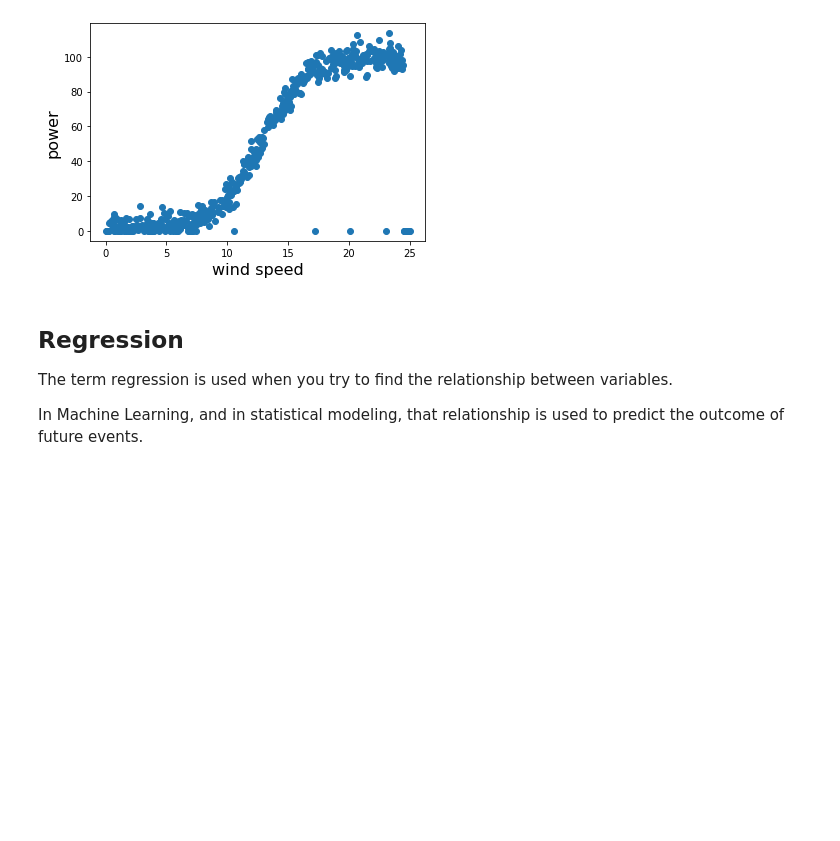
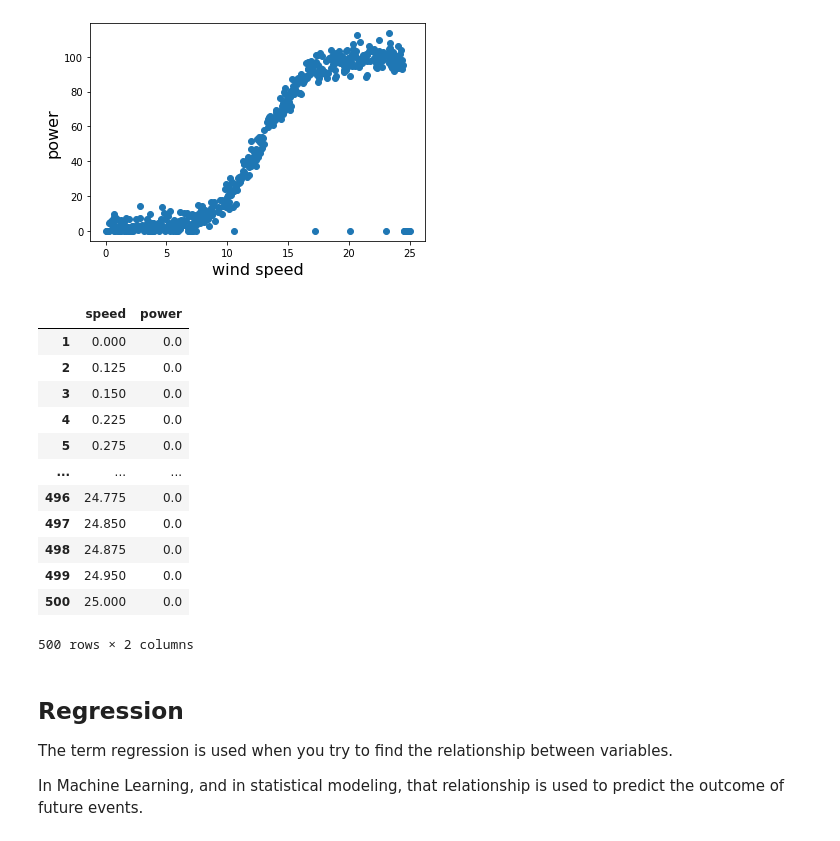
Before and after one commit to radekv23/power-production, a Jupyter notebook: power-production.ipynb, the cells around one changed output. Cells and saved outputs as stored; diff of their text form; code cells hidden in the pictures; blank space fills up the shorter version.

```diff
--- a/power-production.ipynb
+++ b/power-production.ipynb
@@ -151,6 +151,22 @@ plt.scatter(df['speed'],df['power'])
 plt.show()
 # %% [output]
 [figure]
+# %%
+df
+# %% [output]
+|  | speed | power |
+| 1 | 0.000 | 0.0 |
+| 2 | 0.125 | 0.0 |
+| 3 | 0.150 | 0.0 |
+| 4 | 0.225 | 0.0 |
+| 5 | 0.275 | 0.0 |
+| ... | ... | ... |
+| 496 | 24.775 | 0.0 |
+| 497 | 24.850 | 0.0 |
+| 498 | 24.875 | 0.0 |
+| 499 | 24.950 | 0.0 |
+| 500 | 25.000 | 0.0 |
+500 rows × 2 columns
 # %% [markdown]
 ## Regression
 
```
Also changed, not shown: parts of 32 cells of this notebook.
